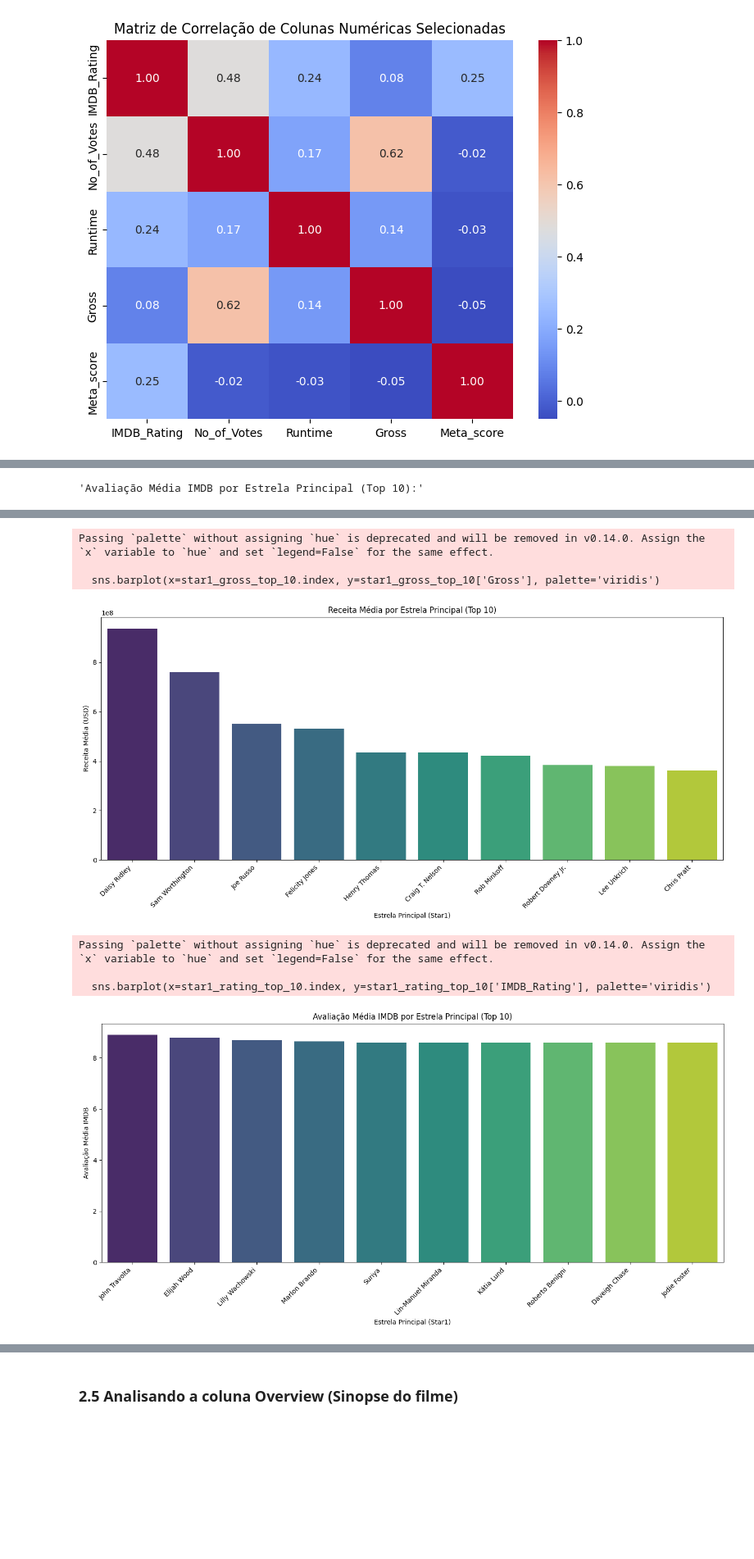
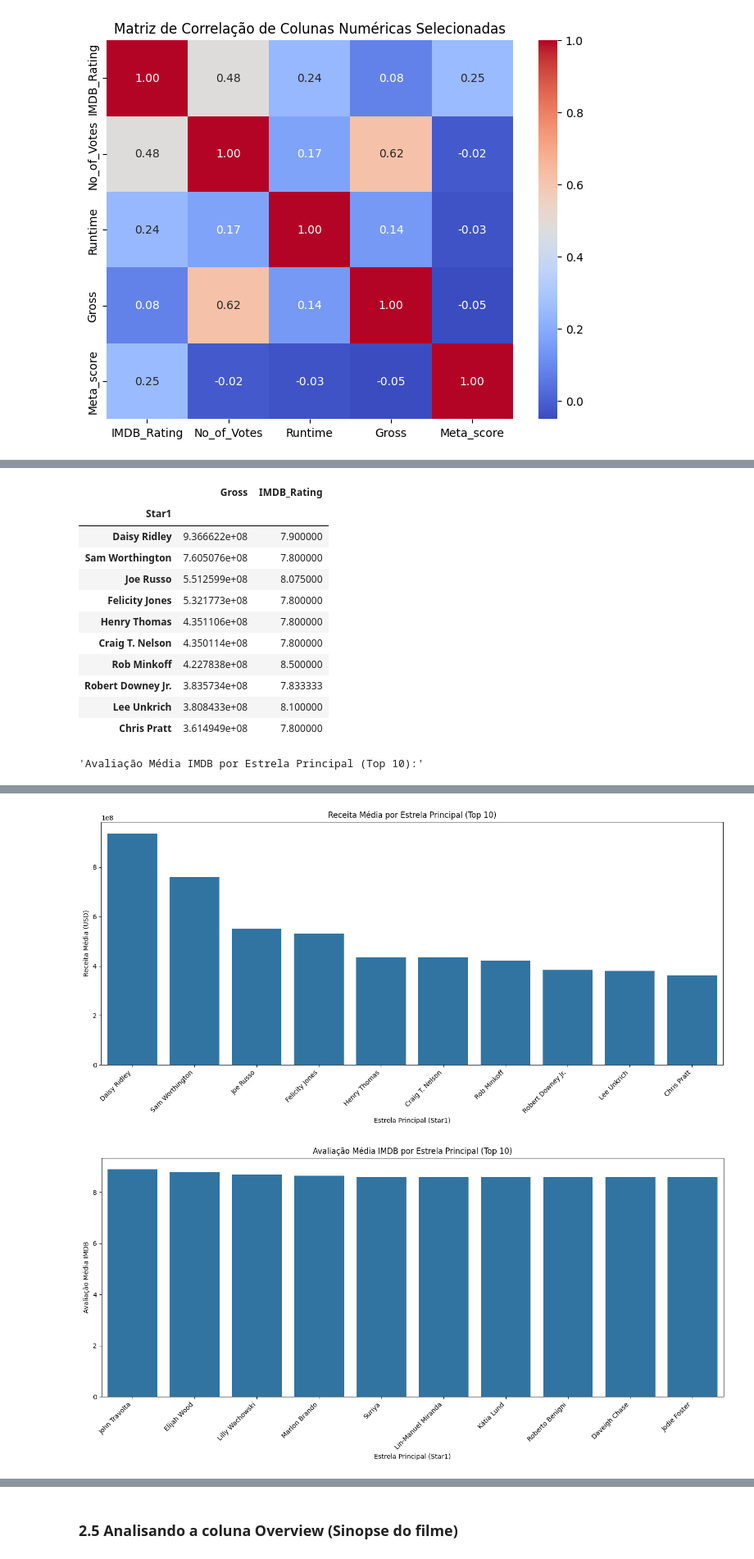
Before and after one commit to renancarneiro/LH_CD_RENANCARNEIRO, a Jupyter notebook: notebooks/EDA_LH_CD_RENANCARNEIRO.ipynb, the cells around one changed output, grey strips where cells are left out. Shown at 82% size. Cells and saved outputs as stored; diff of their text form; code cells hidden in the pictures; blank space fills up the shorter version.

```diff
--- a/notebooks/EDA_LH_CD_RENANCARNEIRO.ipynb
+++ b/notebooks/EDA_LH_CD_RENANCARNEIRO.ipynb
@@ -8,7 +8,7 @@ import matplotlib.pyplot as plt
 # %% [markdown]
 ###**2.2 Visualização inicial dos dados**
 # %%
-df = pd.read_csv('data/desafio_indicium_imdb.csv')
+df = pd.read_csv('../data/desafio_indicium_imdb.csv')
 display(df.head())
 # %% [output]
 |  | Unnamed: 0 | Series_Title | Released_Year | Certificate | Runtime | Genre | IMDB_Rating | Overview | ... |
@@ -339,7 +327,7 @@ display("Avaliação Média IMDB por Estrela Principal (Top 10):")
 display(star1_rating_top_10)
 
 plt.figure(figsize=(14, 7))
-sns.barplot(x=star1_gross_top_10.index, y=star1_gross_top_10['Gross'], palette='viridis')
+sns.barplot(x=star1_gross_top_10.index, y=star1_gross_top_10['Gross'])
 plt.title('Receita Média por Estrela Principal (Top 10)')
 plt.xlabel('Estrela Principal (Star1)')
 plt.ylabel('Receita Média (USD)')
@@ -348,7 +336,7 @@ plt.tight_layout()
 plt.show()
 
 plt.figure(figsize=(14, 7))
-sns.barplot(x=star1_rating_top_10.index, y=star1_rating_top_10['IMDB_Rating'], palette='viridis')
+sns.barplot(x=star1_rating_top_10.index, y=star1_rating_top_10['IMDB_Rating'])
 plt.title('Avaliação Média IMDB por Estrela Principal (Top 10)')
 plt.xlabel('Estrela Principal (Star1)')
 plt.ylabel('Avaliação Média IMDB')
@@ -373,3 +360,16 @@ dtype: int64
 'Receita Média por Estrela Principal (Top 10):'
+|  | Gross | IMDB_Rating |
+| Star1 |  |  |
+| Daisy Ridley | 9.366622e+08 | 7.900000 |
+| Sam Worthington | 7.605076e+08 | 7.800000 |
+| Joe Russo | 5.512599e+08 | 8.075000 |
+| Felicity Jones | 5.321773e+08 | 7.800000 |
+| Henry Thomas | 4.351106e+08 | 7.800000 |
+| Craig T. Nelson | 4.350114e+08 | 7.800000 |
+| Rob Minkoff | 4.227838e+08 | 8.500000 |
+| Robert Downey Jr. | 3.835734e+08 | 7.833333 |
+| Lee Unkrich | 3.808433e+08 | 8.100000 |
+| Chris Pratt | 3.614949e+08 | 7.800000 |
+'Avaliação Média IMDB por Estrela Principal (Top 10):'
 |  | Gross | IMDB_Rating |
 | Star1 |  |  |
@@ -386 +385,0 @@ dtype: int64
-'Avaliação Média IMDB por Estrela Principal (Top 10):'
@@ -399,11 +386,5 @@ dtype: int64
-Passing `palette` without assigning `hue` is deprecated and will be removed in v0.14.0. Assign the `x` variable to `hue` and set `legend=False` for the same effect.
-
-  sns.barplot(x=star1_gross_top_10.index, y=star1_gross_top_10['Gross'], palette='viridis')
-[figure, old version]
+[figure, new version]
-Passing `palette` without assigning `hue` is deprecated and will be removed in v0.14.0. Assign the `x` variable to `hue` and set `legend=False` for the same effect.
-
-  sns.barplot(x=star1_rating_top_10.index, y=star1_rating_top_10['IMDB_Rating'], palette='viridis')
-[figure, old version]
+[figure, new version]
 # %% [markdown]
 ### **Quais são os principais fatores relacionados com alta expectativa de faturamento de um filme?**
 
```
Also changed, not shown: parts of 5 cells of this notebook.
